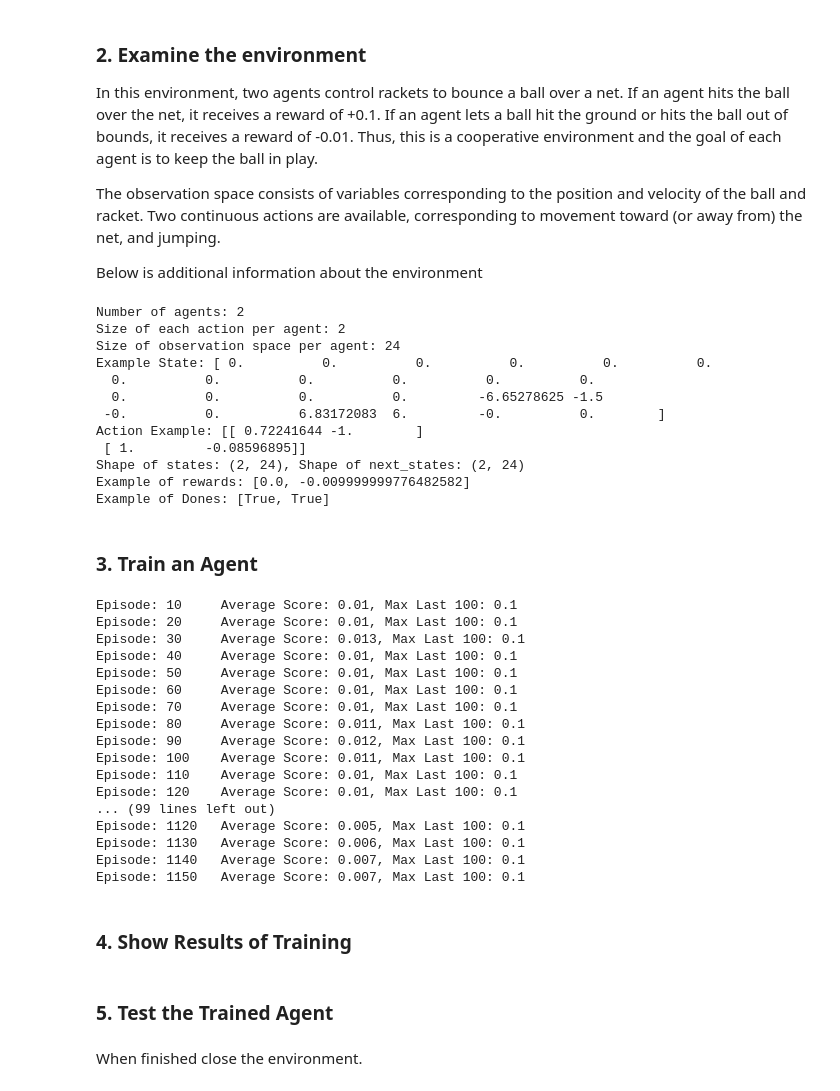
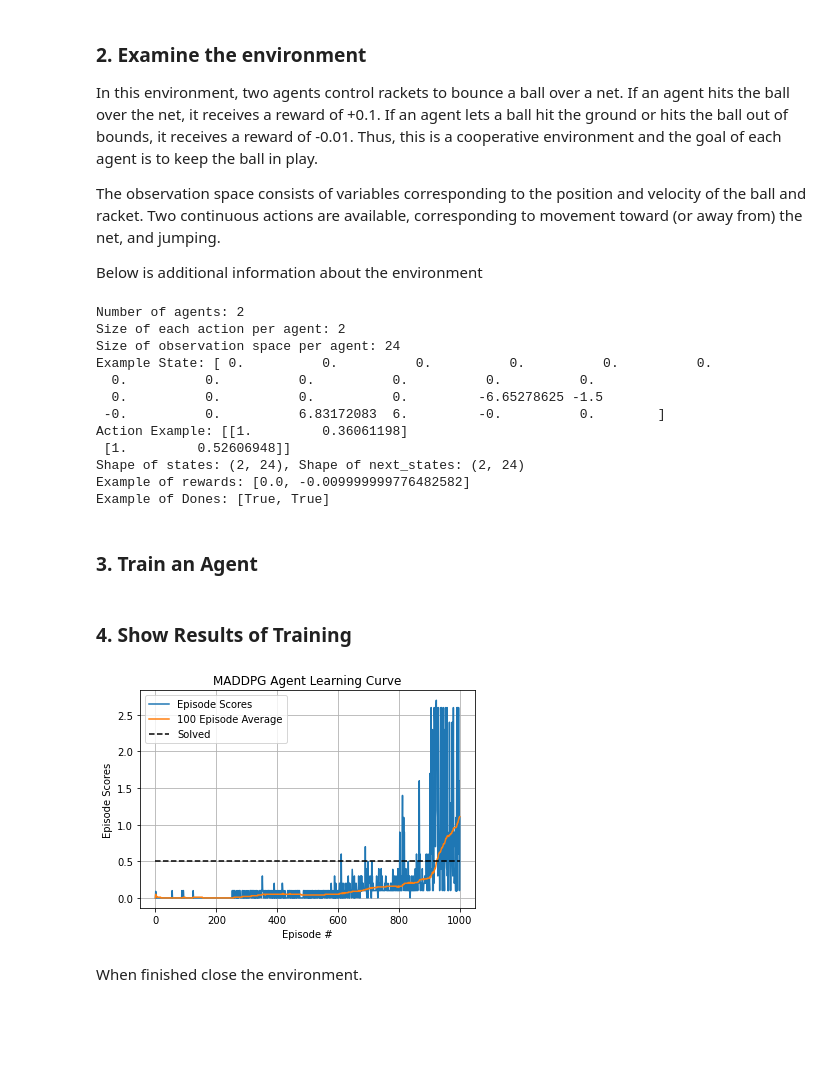
Before and after one commit to JSheldon3488/DeepRL_Collaboration_Competition, a Jupyter notebook: Tennis.ipynb, the cells around one changed output. Drawn from its saved outputs; the diff is of its cells as text; code cells hidden in the pictures; blank space fills up the shorter version.

Commit message:
Passed Agent

```diff
--- a/Tennis.ipynb
+++ b/Tennis.ipynb
@@ -24,7 +24,7 @@ env = UnityEnvironment(f'{path}\\Tennis_Windows_x86_64\\Tennis.exe')
 brain_name = env.brain_names[0]
 brain = env.brains[brain_name]
 examine_environment = True
-train_agent = True
+train_agent = False
 view_results = True
 watch_trained = True
 # %% [output]
@@ -68,8 +68,8 @@ if examine_environment:
     print(f'Size of observation space per agent: {state_size}')
     print(f'Example State: {states[0]}')
 
-    #-------        Untrained Agent Example     -------#
-    for i in range(1, 4):
+    #-------        Watch Untrained Agent     -------#
+    for i in range(1, 7):
         env_info = env.reset(train_mode=False)[brain_name]
         states = env_info.vector_observations
         scores = np.zeros(num_agents)
@@ -87,8 +87,8 @@ if examine_environment:
 
         # Show Example of what environment returns
         if i == 1:
+            print(f'Shape of states: {states.shape}, Shape of next_states: {next_states.shape}')
             print(f'Action Example: {actions}')
-            print(f'Shape of states: {states.shape}, Shape of next_states: {next_states.shape}')
             print(f'Example of rewards: {rewards}')
             print(f'Example of Dones: {dones}')
 # %% [output]
@@ -99,8 +99,8 @@ Example State: [ 0.          0.          0.          0.          0.          0.
   0.          0.          0.          0.          0.          0.
   0.          0.          0.          0.         -6.65278625 -1.5
  -0.          0.          6.83172083  6.         -0.          0.        ]
-Action Example: [[ 0.72241644 -1.        ]
- [ 1.         -0.08596895]]
+Action Example: [[1.         0.36061198]
+ [1.         0.52606948]]
 Shape of states: (2, 24), Shape of next_states: (2, 24)
 Example of rewards: [0.0, -0.009999999776482582]
 Example of Dones: [True, True]
@@ -109,26 +109,8 @@ Example of Dones: [True, True]
 # %%
 if train_agent:
     env_info = env.reset(train_mode=True)[brain_name]
-    maddpg_agent = MADDPG(env_info.vector_observations.shape[1], brain.vector_action_space_size, len(env_info.agents), epsilon=6.0, seed=2)
+    maddpg_agent = MADDPG(env_info.vector_observations.shape[1], brain.vector_action_space_size, len(env_info.agents), epsilon=1.0, seed=1)
     maddpg_agent.train(env,brain_name)
-# %% [output]
-Episode: 10     Average Score: 0.01, Max Last 100: 0.1
-Episode: 20     Average Score: 0.01, Max Last 100: 0.1
-Episode: 30     Average Score: 0.013, Max Last 100: 0.1
-Episode: 40     Average Score: 0.01, Max Last 100: 0.1
-Episode: 50     Average Score: 0.01, Max Last 100: 0.1
-Episode: 60     Average Score: 0.01, Max Last 100: 0.1
-Episode: 70     Average Score: 0.01, Max Last 100: 0.1
-Episode: 80     Average Score: 0.011, Max Last 100: 0.1
-Episode: 90     Average Score: 0.012, Max Last 100: 0.1
-Episode: 100    Average Score: 0.011, Max Last 100: 0.1
-Episode: 110    Average Score: 0.01, Max Last 100: 0.1
-Episode: 120    Average Score: 0.01, Max Last 100: 0.1
-... (99 lines left out)
-Episode: 1120   Average Score: 0.005, Max Last 100: 0.1
-Episode: 1130   Average Score: 0.006, Max Last 100: 0.1
-Episode: 1140   Average Score: 0.007, Max Last 100: 0.1
-Episode: 1150   Average Score: 0.007, Max Last 100: 0.1
 # %% [markdown]
 ### 4. Show Results of Training
 # %%
@@ -159,38 +141,38 @@ def graph_results(scores_filename, avgScores_filename, save_graph = True):
     plt.show()
 
 def watch_trained(maddpg_agent, env, brain_name):
     """ Watch a trained agent interact in the environment. This agent will load the most recent checkpoints in checkpoints directory.
 
     :param agents: Agents used to learn and interact in the environment
     :param env: Unity environment for agent to act in
     :param brain_name: Brain of environment
     """
     # Load in agents trained parameters
     for agent_num,agent in enumerate(maddpg_agent.agents):
         agent.actor_local.load_state_dict(torch.load(f'{path}\checkpoints\DDPG_Agent_{agent_num}_Actor.pth'))
 
     # Watch the trained Agent
     for episode in range(5):
         env_info = env.reset(train_mode=False)[brain_name]
         states = env_info.vector_observations
         for t in range(300):
-            actions = maddpg_agent.act(states, maddpg_agent.epsilon, add_noise=False)
+            actions = maddpg_agent.act(states, maddpg_agent.epsilon)
             env_info = env.step(actions)[brain_name]
             next_states, dones = env_info.vector_observations, env_info.local_done
             states = next_states
             if np.any(dones):
                 break
 
 if view_results:
-    graph_results(f'{path}\scores\MADDPG_Agent_AvgScores.txt',
-                  f'{path}\scores\MADDPG_Agent_Scores.txt')
+    graph_results(f'{path}\scores\MADDPG_Agent_Scores.txt',
+                  f'{path}\scores\MADDPG_Agent_AvgScores.txt')
 
 if watch_trained:
     env_info = env.reset(train_mode=False)[brain_name]
     agents = MADDPG(state_size= env_info.vector_observations.shape[1], action_size=brain.vector_action_space_size, num_agents=len(env_info.agents), epsilon=0, seed = 2)
     watch_trained(agents, env, brain_name)
+# %% [output]
+[figure, added]
-# %% [markdown]
-### 5. Test the Trained Agent
 # %% [markdown]
 When finished close the environment.
 # %%
```
Also changed, not shown: 9 other files.
